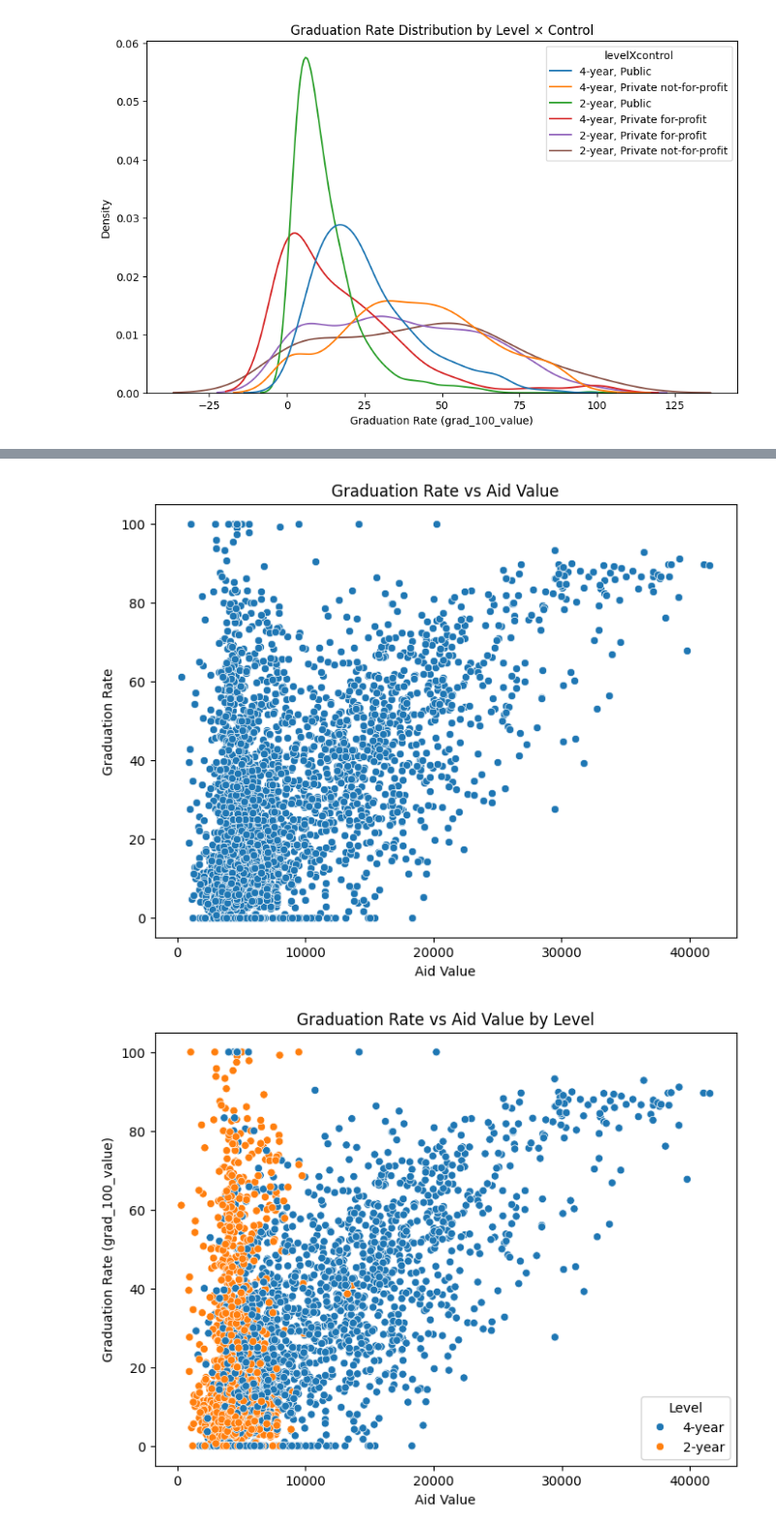
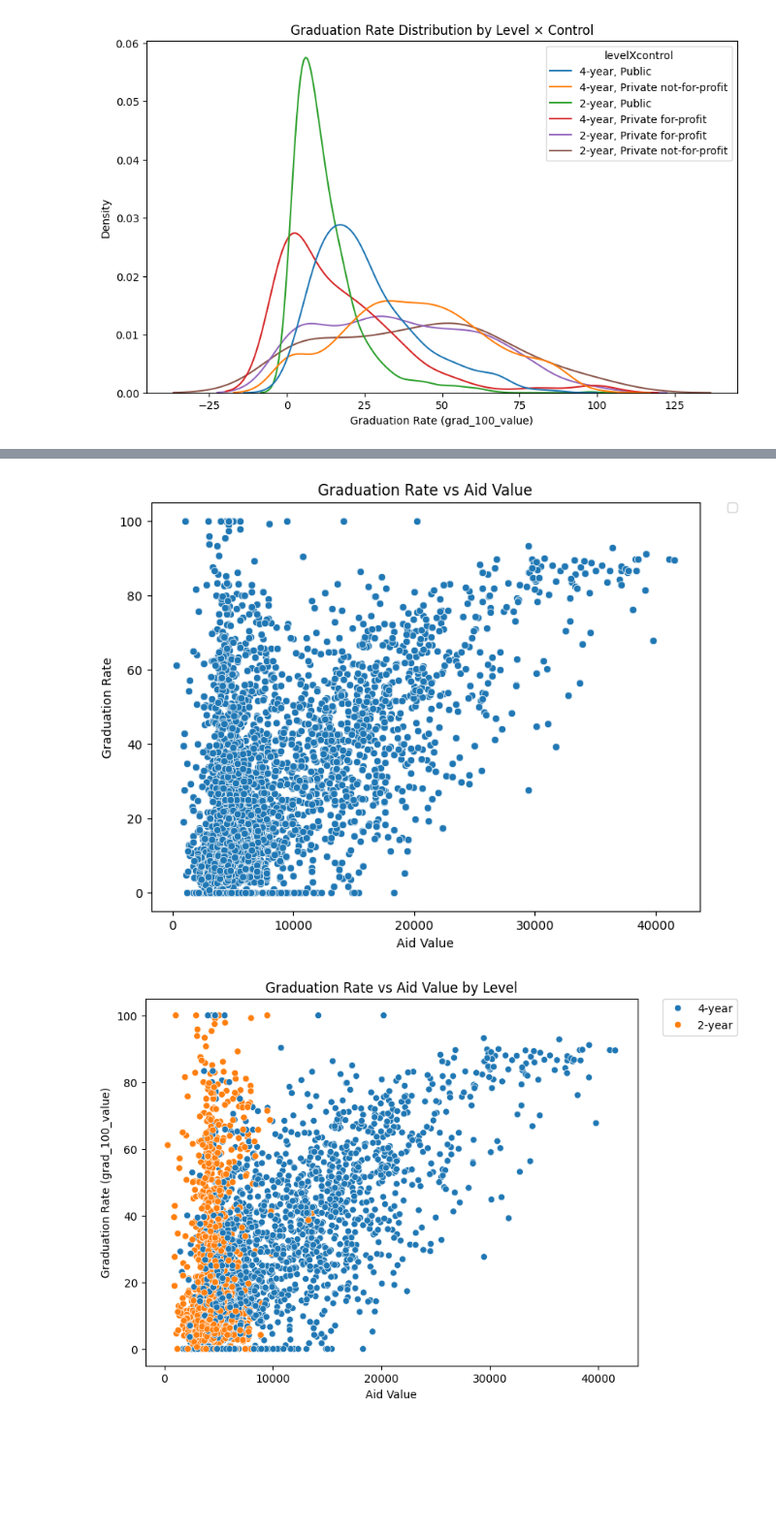
Before and after one commit to bburt26/visualization_assignment, a Jupyter notebook: assignment.ipynb, the cells around one changed output, grey strips where cells are left out. Shown at 97% size. Drawn from its saved outputs; the diff is of its cells as text; code cells hidden in the pictures; blank space fills up the shorter version.

```diff
--- a/assignment.ipynb
+++ b/assignment.ipynb
@@ -281,6 +360,7 @@ sns.scatterplot(
 plt.title("Graduation Rate vs Aid Value")
 plt.xlabel("Aid Value")
 plt.ylabel("Graduation Rate")
+plt.legend(bbox_to_anchor=(1.05, 1), loc='upper left', borderaxespad=0.)
 plt.show()
 
 # The data show a loose positive correlation with aid value and graduation rate.
@@ -300,33 +380,35 @@ plt.title("Graduation Rate vs Aid Value by Level")
 plt.xlabel("Aid Value")
 plt.ylabel("Graduation Rate (grad_100_value)")
 plt.legend(title="Level")
+plt.legend(bbox_to_anchor=(1.05, 1), loc='upper left', borderaxespad=0.)
 plt.show()
 
 # The data show that this positive correlation between aid value and graduation
 # rate is largely only exhibited for 4 year colleges. The 2 year colleges (orange)
 # show roughly no correlation between aid value and graduation rate.
 
 plt.figure(figsize=(8,6))
 sns.scatterplot(
     data=college,
     x="aid_value",
     y="grad_100_value",
     hue="control"
 )
 
 plt.title("Graduation Rate vs Aid Value by Control")
 plt.xlabel("Aid Value")
 plt.ylabel("Graduation Rate (grad_100_value)")
 plt.legend(title="Control")
+plt.legend(bbox_to_anchor=(1.05, 1), loc='upper left', borderaxespad=0.)
 plt.show()
 
 # These data show that there is roughly no correlation between aid value and graduation rate
 # for private for profit colleges. The strongest correlation between these variables can be seen
 # in private not for profit colleges. In the middle is public colleges which have a
 # weak but slightly positive correlation for these variables.
 
 # After analysis of these 3 graphs, we can see that aid has the greatest effect
 # on graduation rates in 4 year private not-for-profit colleges.
 # %% [output]
-[figure, old version]
+[figure, new version]
-[figure, old version]
+[figure, new version]
```
Also changed, not shown: parts of 3 cells of this notebook.
